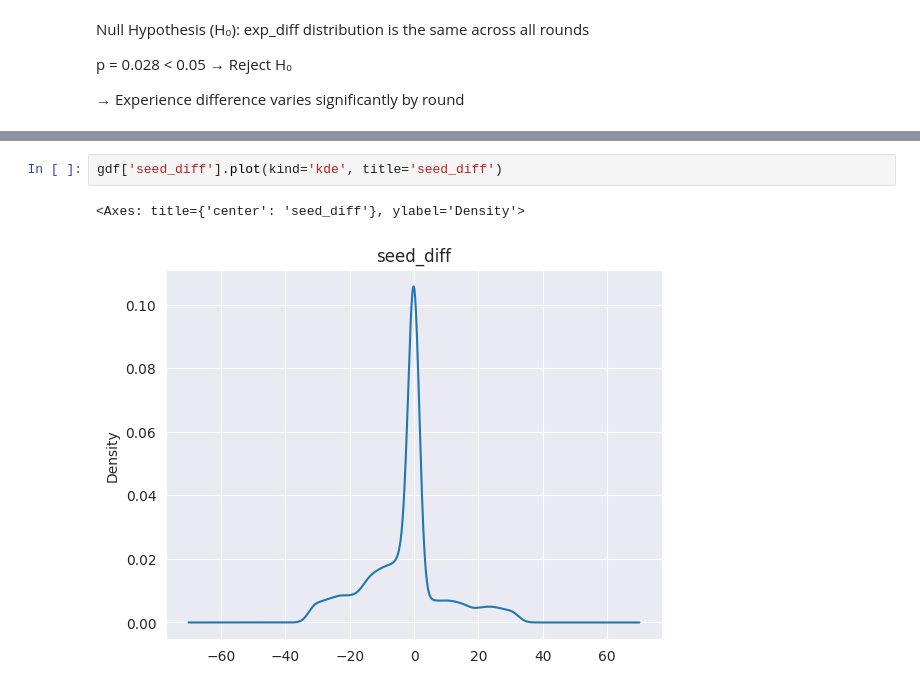
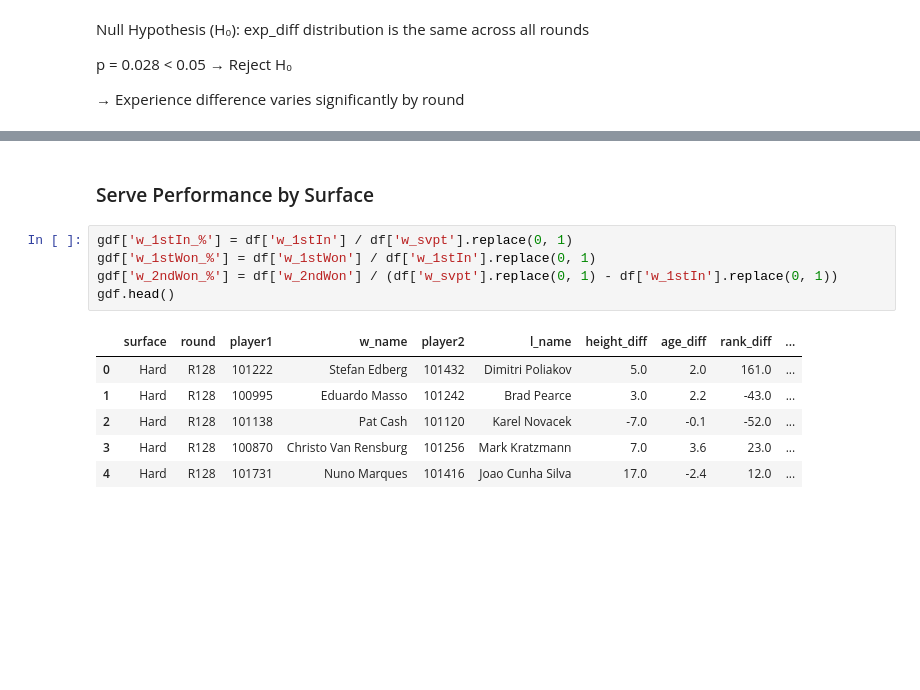
Before and after one commit to Tesserxt/ATP-Tennis, a Jupyter notebook: Notebooks/02_feature_engineering_eda.ipynb, the cells around one changed output, grey strips where cells are left out. Saved outputs shown, nothing was run; the diff lists cells and outputs as text; blank space fills up the shorter version.

```diff
--- a/Notebooks/02_feature_engineering_eda.ipynb
+++ b/Notebooks/02_feature_engineering_eda.ipynb
@@ -286,5 +281,14 @@ gdf['rank_diff'].plot(kind='kde', title='rank_diff')
-# %%
-gdf['seed_diff'].plot(kind='kde', title='seed_diff')
-# %% [output]
-<Axes: title={'center': 'seed_diff'}, ylabel='Density'>
-[figure, removed]
+# %% [markdown]
+### Serve Performance by Surface
+# %%
+gdf['w_1stIn_%'] = df['w_1stIn'] / df['w_svpt'].replace(0, 1)
+gdf['w_1stWon_%'] = df['w_1stWon'] / df['w_1stIn'].replace(0, 1)
+gdf['w_2ndWon_%'] = df['w_2ndWon'] / (df['w_svpt'].replace(0, 1) - df['w_1stIn'].replace(0, 1))
+gdf.head()
+# %% [output]
+|  | surface | round | player1 | w_name | player2 | l_name | height_diff | age_diff | rank_diff | ... |
+| 0 | Hard | R128 | 101222 | Stefan Edberg | 101432 | Dimitri Poliakov | 5.0 | 2.0 | 161.0 | ... |
+| 1 | Hard | R128 | 100995 | Eduardo Masso | 101242 | Brad Pearce | 3.0 | 2.2 | -43.0 | ... |
+| 2 | Hard | R128 | 101138 | Pat Cash | 101120 | Karel Novacek | -7.0 | -0.1 | -52.0 | ... |
+| 3 | Hard | R128 | 100870 | Christo Van Rensburg | 101256 | Mark Kratzmann | 7.0 | 3.6 | 23.0 | ... |
+| 4 | Hard | R128 | 101731 | Nuno Marques | 101416 | Joao Cunha Silva | 17.0 | -2.4 | 12.0 | ... |
```
Also changed, not shown: parts of 5 cells of this notebook.
